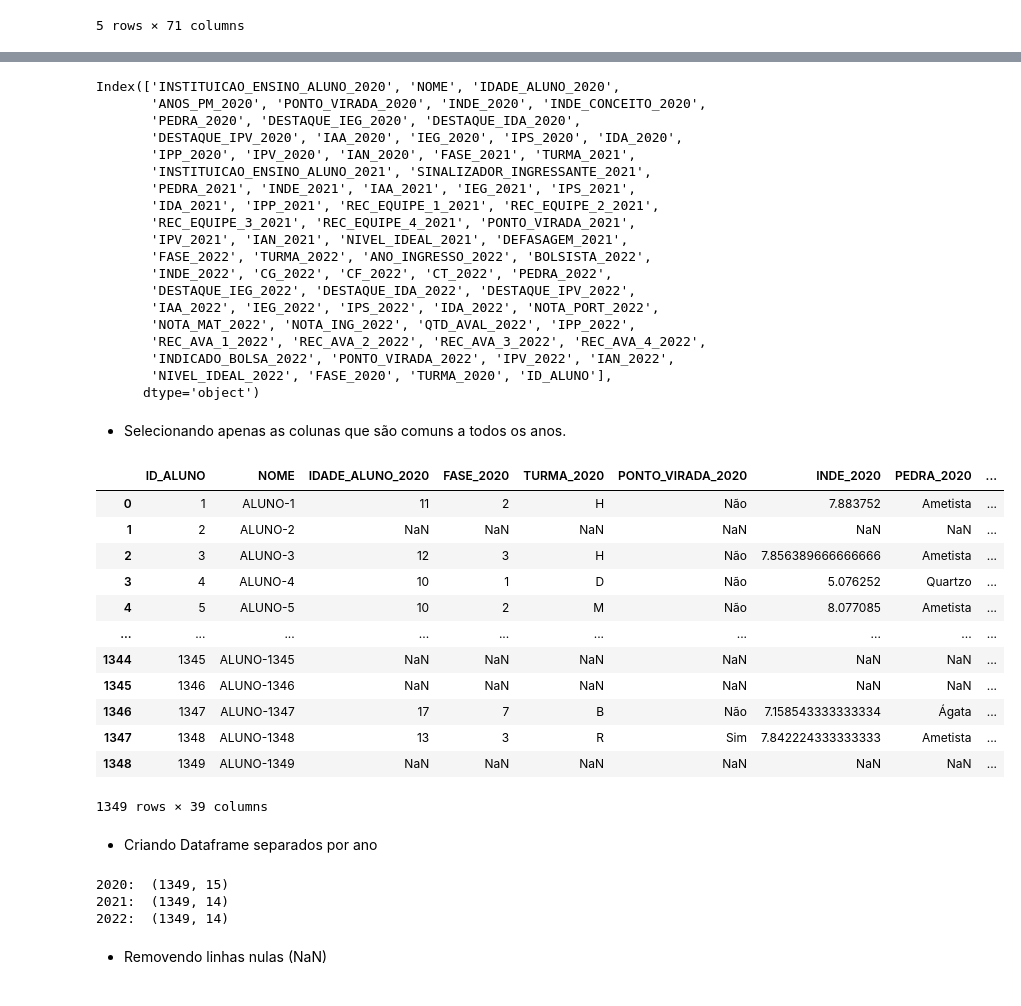
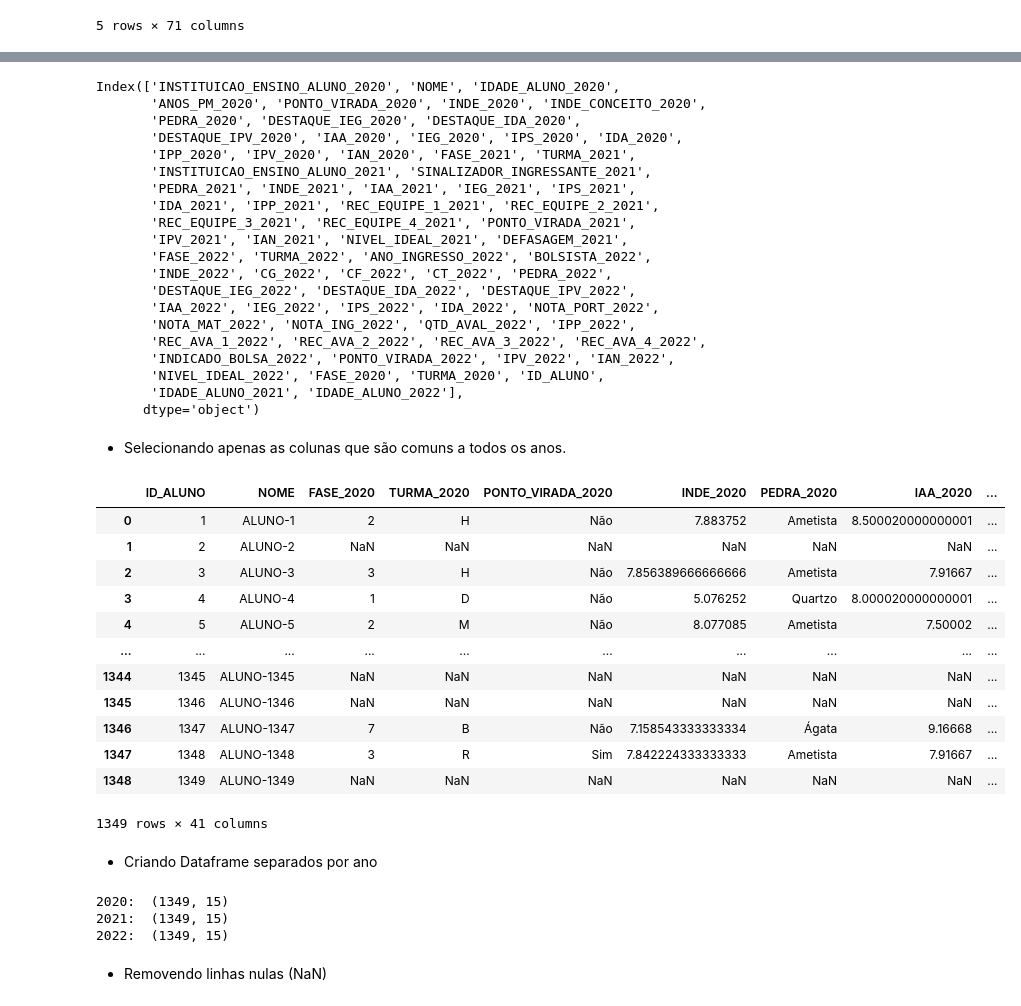
Before and after one commit to r-zambotti/Data_Analytics_Datathon_Grupo-60, a Jupyter notebook: Data_Analytics_Datathon_Grupo_60.ipynb, the cells around one changed output, grey strips where cells are left out. Cells and saved outputs as stored; diff of their text form; code cells hidden in the pictures.

```diff
--- a/Data_Analytics_Datathon_Grupo_60.ipynb
+++ b/Data_Analytics_Datathon_Grupo_60.ipynb
@@ -113,0 +116,7 @@ df_pede.head()
+# %%
+# Adicionar as novas colunas com base na idade de 2020
+df_pede['IDADE_ALUNO_2021'] = df_pede['IDADE_ALUNO_2020'].apply(pd.to_numeric, errors='coerce') + 1
+df_pede['IDADE_ALUNO_2022'] = df_pede['IDADE_ALUNO_2020'].apply(pd.to_numeric, errors='coerce') + 2
+
+# Exibir as primeiras linhas do DataFrame atualizado para verificar
+df_pede[['IDADE_ALUNO_2020', 'IDADE_ALUNO_2021', 'IDADE_ALUNO_2022']].head()
@@ -131,30 +147,31 @@ Index(['INSTITUICAO_ENSINO_ALUNO_2020', 'NOME', 'IDADE_ALUNO_2020',
        'NOTA_MAT_2022', 'NOTA_ING_2022', 'QTD_AVAL_2022', 'IPP_2022',
        'REC_AVA_1_2022', 'REC_AVA_2_2022', 'REC_AVA_3_2022', 'REC_AVA_4_2022',
        'INDICADO_BOLSA_2022', 'PONTO_VIRADA_2022', 'IPV_2022', 'IAN_2022',
-       'NIVEL_IDEAL_2022', 'FASE_2020', 'TURMA_2020', 'ID_ALUNO'],
+       'NIVEL_IDEAL_2022', 'FASE_2020', 'TURMA_2020', 'ID_ALUNO',
+       'IDADE_ALUNO_2021', 'IDADE_ALUNO_2022'],
       dtype='object')
 # %% [markdown]
 - Selecionando apenas as colunas que são comuns a todos os anos.
 # %%
-df_alunos = df_pede[['ID_ALUNO','NOME','IDADE_ALUNO_2020',
-                     'FASE_2020','TURMA_2020','PONTO_VIRADA_2020','INDE_2020','PEDRA_2020','IAA_2020','IEG_2020','IPS_2020','IDA_2020','IPP_2020','IPV_2020','IAN_2020',
-                     'FASE_2021','TURMA_2021','PONTO_VIRADA_2021','INDE_2021','PEDRA_2021','IAA_2021','IEG_2021','IPS_2021','IDA_2021','IPP_2021','IPV_2021','IAN_2021',
-                     'FASE_2022','TURMA_2022','PONTO_VIRADA_2022','INDE_2022','PEDRA_2022','IAA_2022','IEG_2022','IPS_2022','IDA_2022','IPP_2022','IPV_2022','IAN_2022']]
+df_alunos = df_pede[['ID_ALUNO','NOME',
+                     'FASE_2020','TURMA_2020','PONTO_VIRADA_2020','INDE_2020','PEDRA_2020','IAA_2020','IEG_2020','IPS_2020','IDA_2020','IPP_2020','IPV_2020','IAN_2020','IDADE_ALUNO_2020',
+                     'FASE_2021','TURMA_2021','PONTO_VIRADA_2021','INDE_2021','PEDRA_2021','IAA_2021','IEG_2021','IPS_2021','IDA_2021','IPP_2021','IPV_2021','IAN_2021','IDADE_ALUNO_2021',
+                     'FASE_2022','TURMA_2022','PONTO_VIRADA_2022','INDE_2022','PEDRA_2022','IAA_2022','IEG_2022','IPS_2022','IDA_2022','IPP_2022','IPV_2022','IAN_2022','IDADE_ALUNO_2022',]]
 df_alunos
 # %% [output]
-|  | ID_ALUNO | NOME | IDADE_ALUNO_2020 | FASE_2020 | TURMA_2020 | PONTO_VIRADA_2020 | INDE_2020 | PEDRA_2020 | ... |
-| 0 | 1 | ALUNO-1 | 11 | 2 | H | Não | 7.883752 | Ametista | ... |
+|  | ID_ALUNO | NOME | FASE_2020 | TURMA_2020 | PONTO_VIRADA_2020 | INDE_2020 | PEDRA_2020 | IAA_2020 | ... |
+| 0 | 1 | ALUNO-1 | 2 | H | Não | 7.883752 | Ametista | 8.500020000000001 | ... |
 | 1 | 2 | ALUNO-2 | NaN | NaN | NaN | NaN | NaN | NaN | ... |
-| 2 | 3 | ALUNO-3 | 12 | 3 | H | Não | 7.856389666666666 | Ametista | ... |
-| 3 | 4 | ALUNO-4 | 10 | 1 | D | Não | 5.076252 | Quartzo | ... |
-| 4 | 5 | ALUNO-5 | 10 | 2 | M | Não | 8.077085 | Ametista | ... |
+| 2 | 3 | ALUNO-3 | 3 | H | Não | 7.856389666666666 | Ametista | 7.91667 | ... |
+| 3 | 4 | ALUNO-4 | 1 | D | Não | 5.076252 | Quartzo | 8.000020000000001 | ... |
+| 4 | 5 | ALUNO-5 | 2 | M | Não | 8.077085 | Ametista | 7.50002 | ... |
 | ... | ... | ... | ... | ... | ... | ... | ... | ... | ... |
 | 1344 | 1345 | ALUNO-1345 | NaN | NaN | NaN | NaN | NaN | NaN | ... |
 | 1345 | 1346 | ALUNO-1346 | NaN | NaN | NaN | NaN | NaN | NaN | ... |
-| 1346 | 1347 | ALUNO-1347 | 17 | 7 | B | Não | 7.158543333333334 | Ágata | ... |
-| 1347 | 1348 | ALUNO-1348 | 13 | 3 | R | Sim | 7.842224333333333 | Ametista | ... |
+| 1346 | 1347 | ALUNO-1347 | 7 | B | Não | 7.158543333333334 | Ágata | 9.16668 | ... |
+| 1347 | 1348 | ALUNO-1348 | 3 | R | Sim | 7.842224333333333 | Ametista | 7.91667 | ... |
 | 1348 | 1349 | ALUNO-1349 | NaN | NaN | NaN | NaN | NaN | NaN | ... |
-1349 rows × 39 columns
+1349 rows × 41 columns
 # %% [markdown]
 - Criando Dataframe separados por ano
 # %%
@@ -167,8 +184,8 @@ print ('2021: ',df_alunos_2021.shape)
 print ('2022: ',df_alunos_2022.shape)
 # %% [output]
 2020:  (1349, 15)
-2021:  (1349, 14)
-2022:  (1349, 14)
+2021:  (1349, 15)
+2022:  (1349, 15)
 # %% [markdown]
 - Removendo linhas nulas (NaN)
 # %%
```
Also changed, not shown: parts of 13 cells of this notebook.
